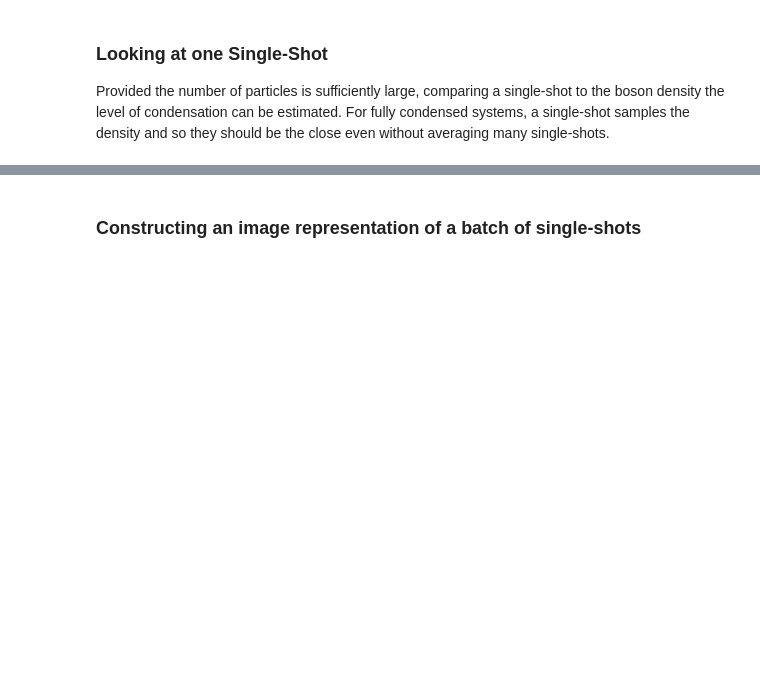
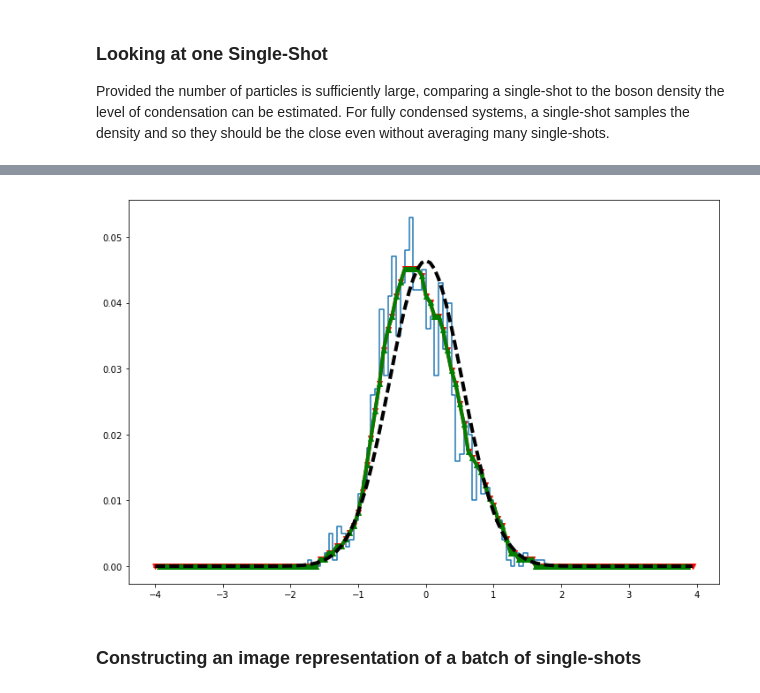
Before and after one commit to klaimans/PyStuff, a Jupyter notebook: pyHIM.ipynb, the cells around one changed output, grey strips where cells are left out. Saved outputs shown, nothing was run; the diff lists cells and outputs as text; code cells hidden in the pictures; blank space fills up the shorter version.

```diff
--- a/pyHIM.ipynb
+++ b/pyHIM.ipynb
@@ -160,3 +161,23 @@ plt.xlim((xmin,xmax));
+# %%
+image,edges = system.make_sshot_image(sshot, xlim = (xmin,xmax), image_size=1)
+image = image.flatten()
+plt.subplots(figsize = (12,8))
+plt.step(edges[0:-1], image/np.sum(image));
+sigma = 3
+xg = np.linspace(-sigma,sigma, 2*sigma + 1)
+gaussian = np.exp(-(xg/sigma)**2/2) #/ np.sqrt(2*np.pi*sigma**2)
+gaussian = gaussian / gaussian.sum()
+signal = image
+conv_image = np.convolve(signal, gaussian, mode="same")
+plt.plot(edges[0:-1], conv_image.astype(np.int16)/np.sum(conv_image.astype(np.int16)),
+         linestyle='-', color = 'r', marker = 'v', linewidth = 4);
+
+filter_image = gaussian_filter1d(signal, sigma, truncate = 1)
+filter_x = gaussian_filter1d(edges[0:-1], sigma, truncate = 1)
+plt.plot(filter_x, filter_image/np.sum(filter_image), linestyle='-', color = 'g', marker = '^', linewidth = 4);
+plt.plot(x,  system.rho1(x)*dx, linewidth = 4, color = 'k',linestyle='--', label='Boson Density');
+# %% [output]
+[figure, added]
 # %% [markdown]
 ### Constructing an image representation of a batch of single-shots
 # %%
```
Also changed, not shown: parts of 16 cells of this notebook, 1 other file.
